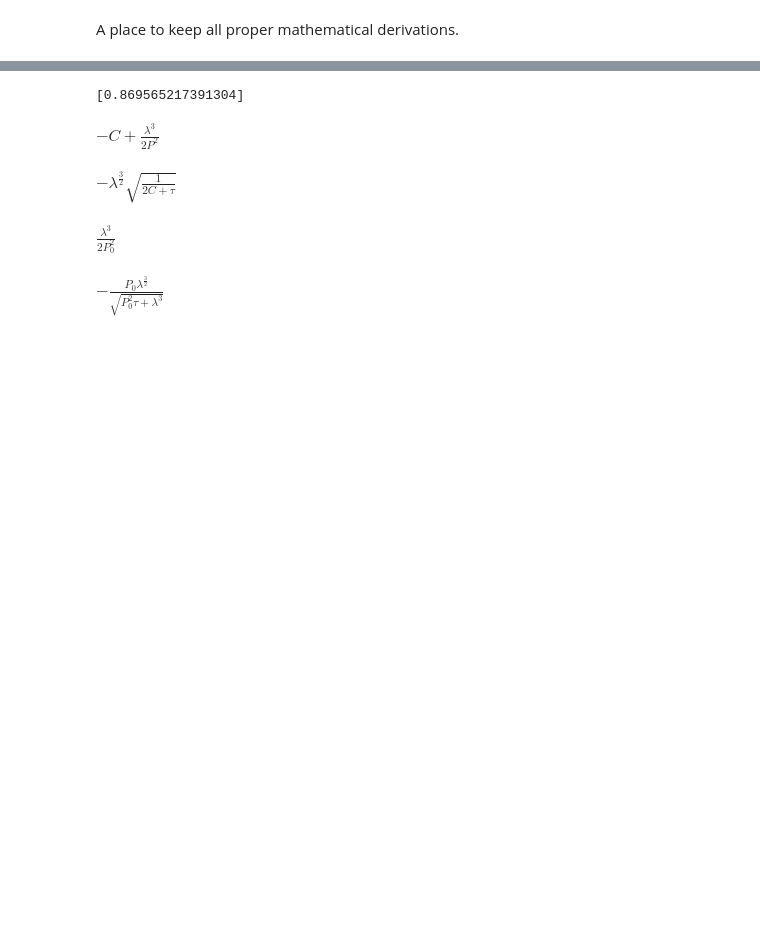
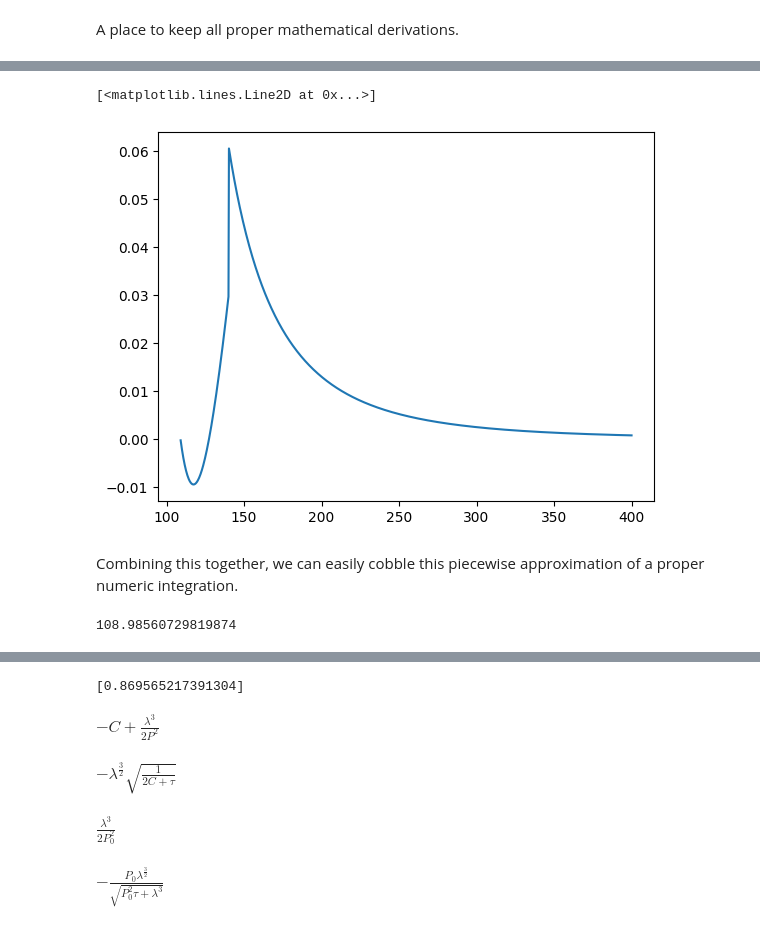
Before and after one commit to cyberillithid/unseptbium, a Jupyter notebook: docs/math_deriv.ipynb, the cells around one changed output, grey strips where cells are left out. Cells and saved outputs as stored; diff of their text form; code cells hidden in the pictures; blank space fills up the shorter version.

```diff
--- a/docs/math_deriv.ipynb
+++ b/docs/math_deriv.ipynb
@@ -7,0 +169,53 @@ import sympy as sy
+# %%
+Ts__ =np.linspace(109.1, 400, 1000)
+zs__ = Ts__/109
+fz__ = lambda z: 2*np.arctan(z)-np.log(np.abs(((z-1)/(z+1))))
+fZ = fz__(zs__)
+zf_ = lambda f: np.where(f<3.9, (4/3/(f-np.pi))**(1/3), 1+np.exp(2.5-f))
+dFinf = (4/3/(fZ-np.pi))**(1/3)
+dFZ = zs__ - dFinf
+dFr = - 4/3*fZ**.2 + 1.66 #- (.001-0.003*(fZ-6.2)**2)
+# plt.plot(zs__, ((4/3/(fZ-np.pi))**(1/3) - dFr)-zs__ )
+plt.plot(zs__*109, (zs__ - zf_(fZ))/zs__)
+# plt.plot(fZ, dFinf, '--')
+# plt.plot(fZ, 1+np.exp(-fZ+2.5), '-.')
+# %% [output]
+[<matplotlib.lines.Line2D at 0x...>]
+[figure, added]
+# %% [markdown]
+Combining this together, we can easily cobble this piecewise approximation of a proper numeric integration.
+# %%
+VMOLARREF = 8.31 * 132.65 / 3771e3
+SIGMA_SB = 5.6704e-8
+T_CMB = 3.15
+T_EQUIL = (T_CMB**4 + 200*0.04/SIGMA_SB)**(1/4)
+print(T_EQUIL)
+def cool_iter(T, nu, n):
+    eta = min(VMOLARREF*nu/n/.07,1)
+    C = nu*20
+    for _ in range(n):
+        dQ = 2 * eta * (200 * 0.04 - SIGMA_SB * (T**4-T_CMB**4))
+        T += dQ/C
+    return T
+def cool_rough(T,nu,n):
+    Cv_eff = max(nu, n*.07/VMOLARREF)*20
+    An = 2*n/Cv_eff
+    T1 = (3*SIGMA_SB*An + T**-3)**(-1/3)
+    T1 += (200*0.04 - SIGMA_SB*T_CMB**4)*An
+    return T1
+def cool_prec(T,nu,n,dbg=False):
+    Cv_eff = max(nu, n*.07/VMOLARREF)*20
+    b = SIGMA_SB*2/Cv_eff
+    k =  T_EQUIL
+    z = T/k
+    C = 2 * np.arctan(z) - np.log(np.abs((z-1)/(z+1)))
+    f = C + 4*b*k**3*n
+    if dbg: print(f'{z=}, {C=}, {f=}')
+    if z<1:
+        if f<2.905: return T_EQUIL*(f/4)
+        else: return T_EQUIL*(1-5*np.exp(-f))
+    else:
+        if f<3.9: return T_EQUIL*(4/3/(f-np.pi))**(1/3)
+        else: return T_EQUIL*(1+np.exp(2.5-f))
+# %% [output]
+108.98560729819874
```
Also changed, not shown: parts of 30 cells of this notebook, 17 other files.
